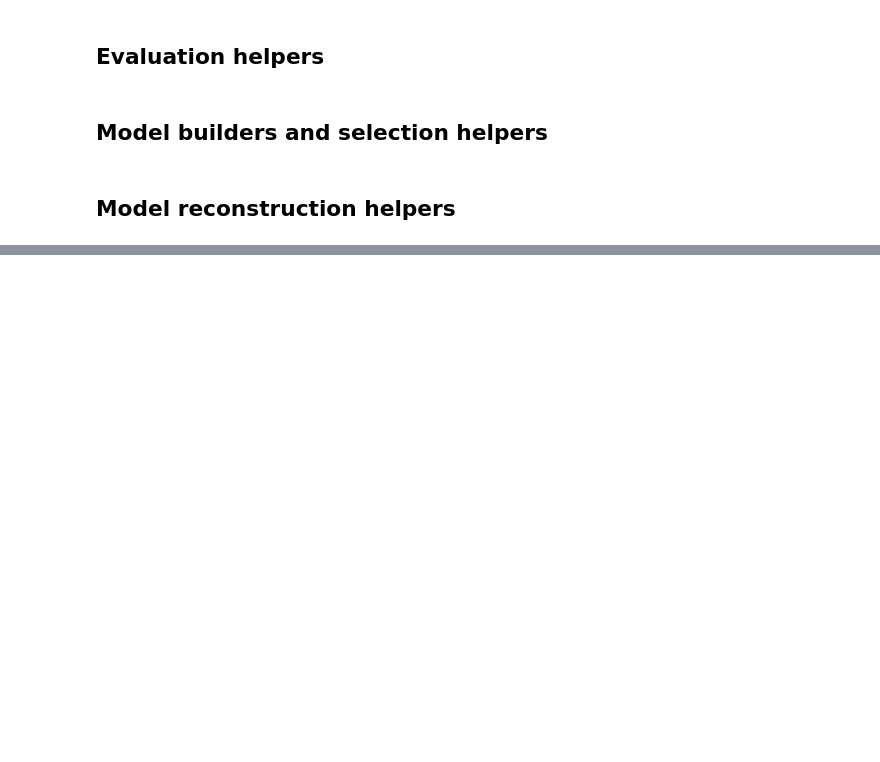
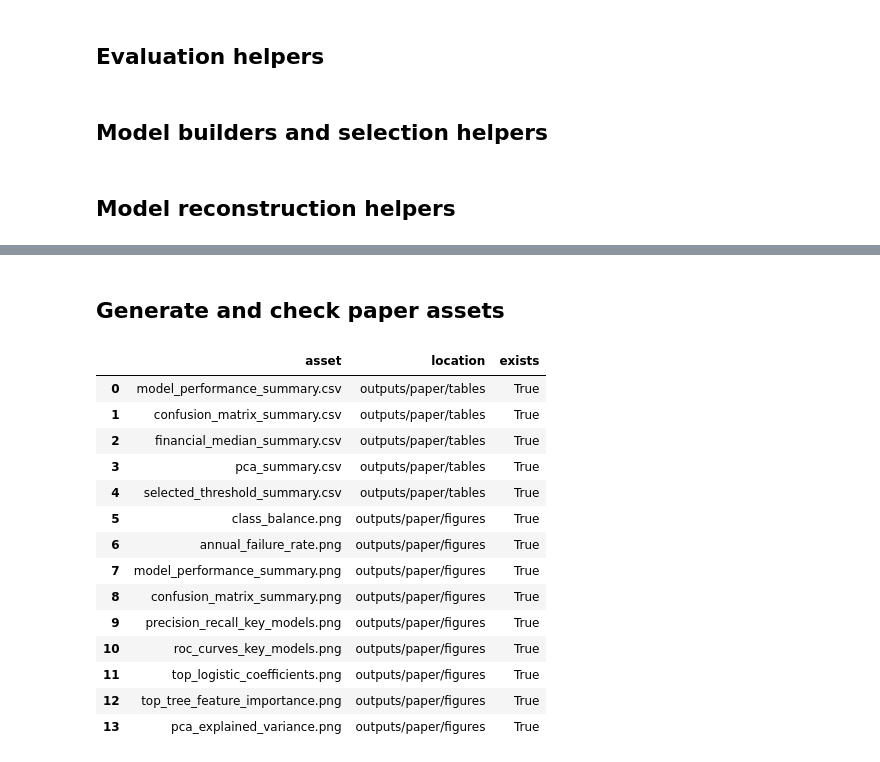
Before and after one commit to Berke-Pehli/ml-finance-bankruptcy-analysis, a Jupyter notebook: notebooks/06_generate_paper_assets.ipynb, the cells around one changed output, grey strips where cells are left out. Cells and saved outputs as stored; diff of their text form; code cells hidden in the pictures; blank space fills up the shorter version.

```diff
--- a/notebooks/06_generate_paper_assets.ipynb
+++ b/notebooks/06_generate_paper_assets.ipynb
@@ -760,0 +1326,66 @@ asset_checklist
+# %% [markdown]
+## Generate and check paper assets
+# %%
+generate_paper_outputs(
+    target_distribution_path=TABLES_DIR / "target_distribution.csv",
+    annual_failure_rate_path=TABLES_DIR / "annual_failure_rate.csv",
+    class_feature_summary_path=TABLES_DIR / "class_feature_summary.csv",
+    final_test_metrics_path=TABLES_DIR / "final_test_metrics.csv",
+    final_test_predictions_path=TABLES_DIR / "final_test_predictions.csv",
+    logistic_coefficients_path=TABLES_DIR / "logistic_coefficients.csv",
+    tree_feature_importance_path=TABLES_DIR / "tree_feature_importance.csv",
+    selected_thresholds_path=TABLES_DIR / "selected_thresholds.csv",
+    pca_logistic_results_path=TABLES_DIR / "pca_logistic_results.csv",
+    paper_tables_dir=PAPER_TABLES_DIR,
+    paper_figures_dir=PAPER_FIGURES_DIR,
+)
+
+expected_tables = [
+    "model_performance_summary.csv",
+    "confusion_matrix_summary.csv",
+    "financial_median_summary.csv",
+    "pca_summary.csv",
+    "selected_threshold_summary.csv",
+]
+expected_figures = [
+    "class_balance.png",
+    "annual_failure_rate.png",
+    "model_performance_summary.png",
+    "confusion_matrix_summary.png",
+    "precision_recall_key_models.png",
+    "roc_curves_key_models.png",
+    "top_logistic_coefficients.png",
+    "top_tree_feature_importance.png",
+    "pca_explained_variance.png",
+]
+
+missing_tables = [name for name in expected_tables if not (PAPER_TABLES_DIR / name).exists()]
+missing_figures = [name for name in expected_figures if not (PAPER_FIGURES_DIR / name).exists()]
+assert not missing_tables, f"Missing paper tables: {missing_tables}"
+assert not missing_figures, f"Missing paper figures: {missing_figures}"
+
+asset_checklist = pd.DataFrame(
+    {
+        "asset": expected_tables + expected_figures,
+        "location": ["outputs/paper/tables"] * len(expected_tables)
+        + ["outputs/paper/figures"] * len(expected_figures),
+        "exists": True,
+    }
+)
+asset_checklist
+# %% [output]
+|  | asset | location | exists |
+| 0 | model_performance_summary.csv | outputs/paper/tables | True |
+| 1 | confusion_matrix_summary.csv | outputs/paper/tables | True |
+| 2 | financial_median_summary.csv | outputs/paper/tables | True |
+| 3 | pca_summary.csv | outputs/paper/tables | True |
+| 4 | selected_threshold_summary.csv | outputs/paper/tables | True |
+| 5 | class_balance.png | outputs/paper/figures | True |
+| 6 | annual_failure_rate.png | outputs/paper/figures | True |
+| 7 | model_performance_summary.png | outputs/paper/figures | True |
+| 8 | confusion_matrix_summary.png | outputs/paper/figures | True |
+| 9 | precision_recall_key_models.png | outputs/paper/figures | True |
+| 10 | roc_curves_key_models.png | outputs/paper/figures | True |
+| 11 | top_logistic_coefficients.png | outputs/paper/figures | True |
+| 12 | top_tree_feature_importance.png | outputs/paper/figures | True |
+| 13 | pca_explained_variance.png | outputs/paper/figures | True |
```
Also changed, not shown: parts of 6 cells of this notebook, 7 other files.
